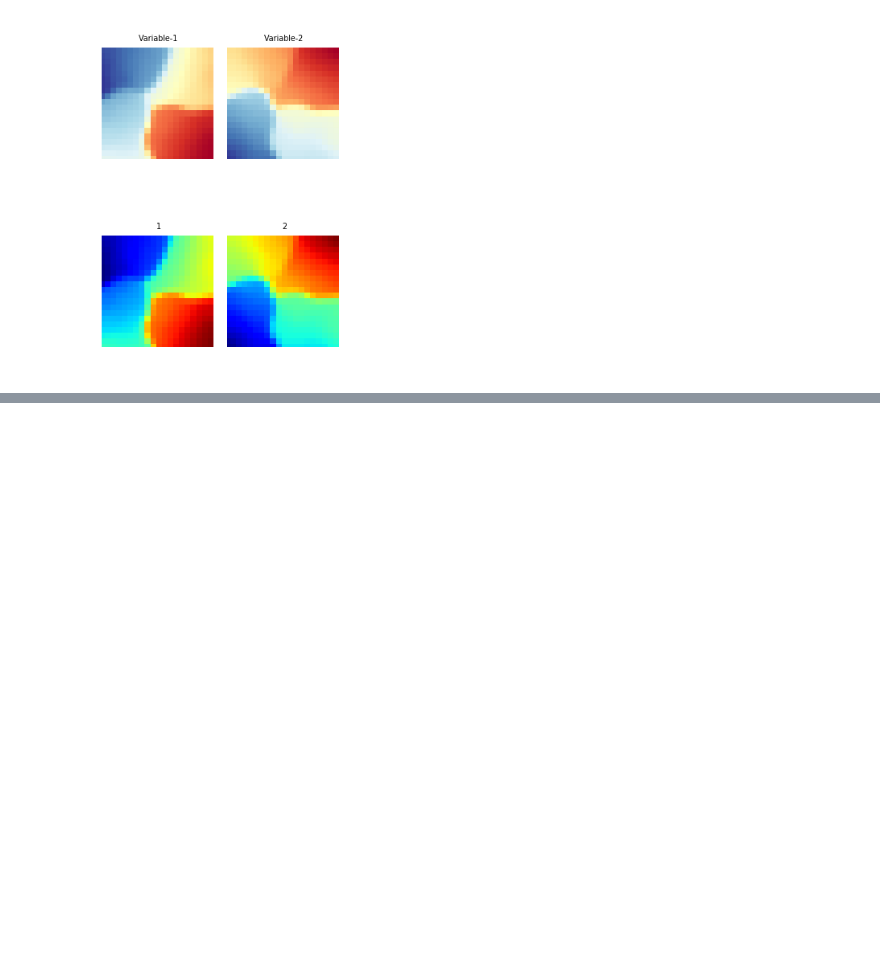
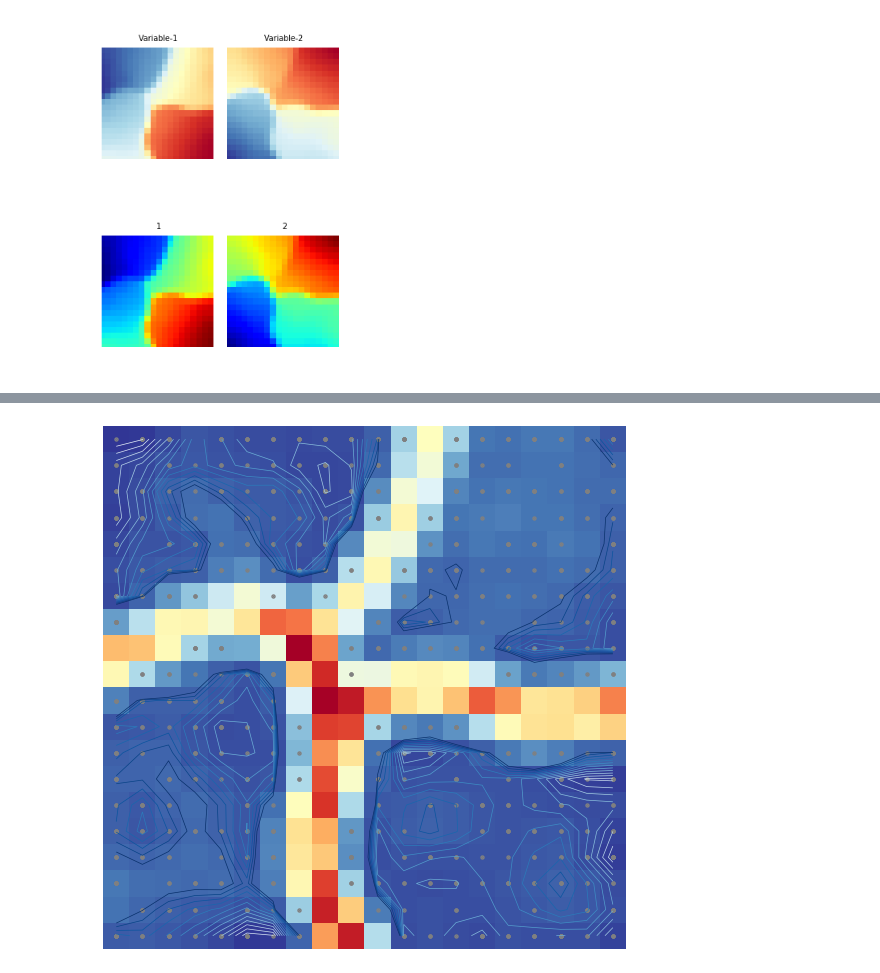
Before and after one commit to GAnagno/Dimensionality-Reduction, a Jupyter notebook: SOMPY.ipynb, the cells around one changed output, grey strips where cells are left out. Drawn from its saved outputs; the diff is of its cells as text; code cells hidden in the pictures; blank space fills up the shorter version.

```diff
--- a/SOMPY.ipynb
+++ b/SOMPY.ipynb
@@ -55,0 +83,10 @@ v.show(som, what='codebook', which_dim='all', cmap='jet', col_sz=6) #which_dim='
+# %%
+u = sompy.umatrix.UMatrixView(50, 50, 'umatrix', show_axis=True, text_size=8, show_text=True)
+
+#This is the Umat value
+UMAT  = u.build_u_matrix(som, distance=1, row_normalized=False)
+
+#Here you have Umatrix plus its render
+UMAT = u.show(som, distance2=1, row_normalized=False, show_data=True, contooor=True, blob=False)
+# %% [output]
+[figure, added]
```
Also changed, not shown: parts of 10 cells of this notebook.
